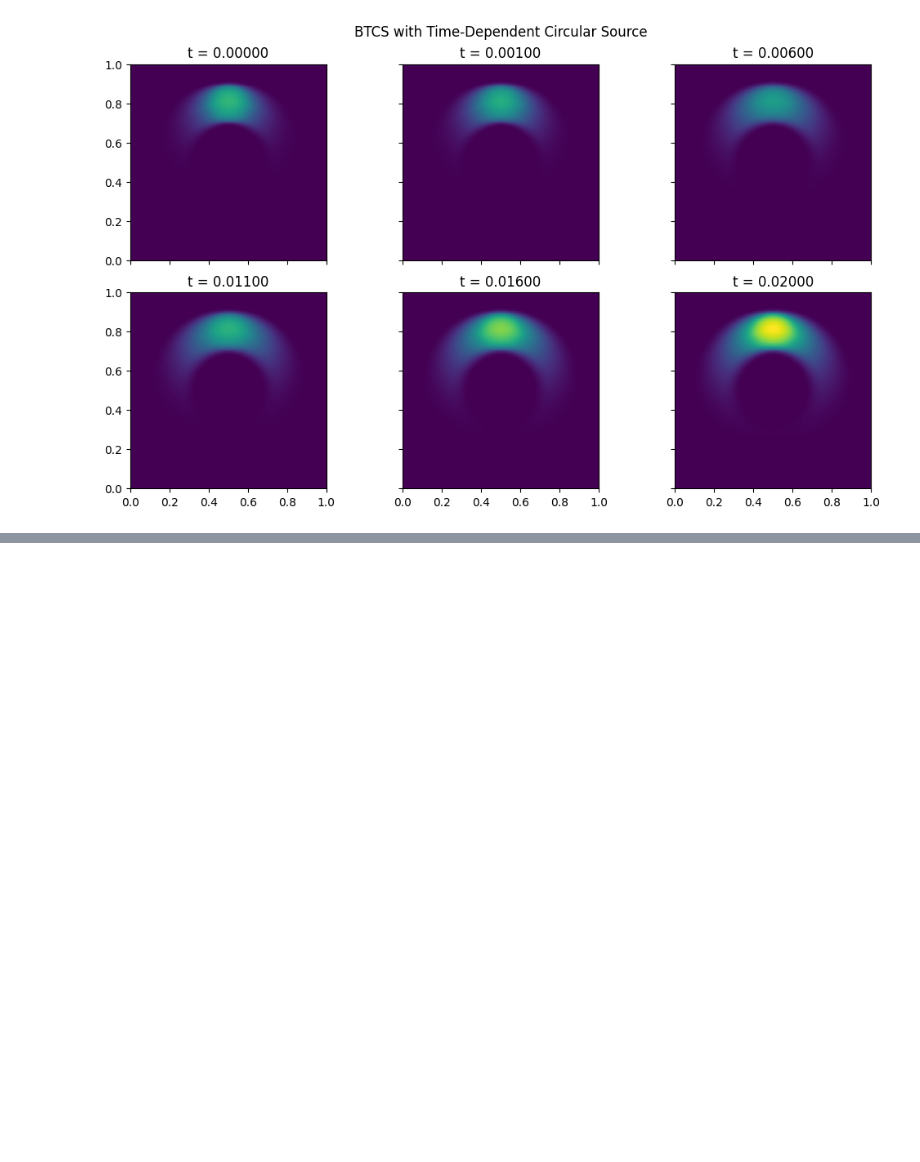
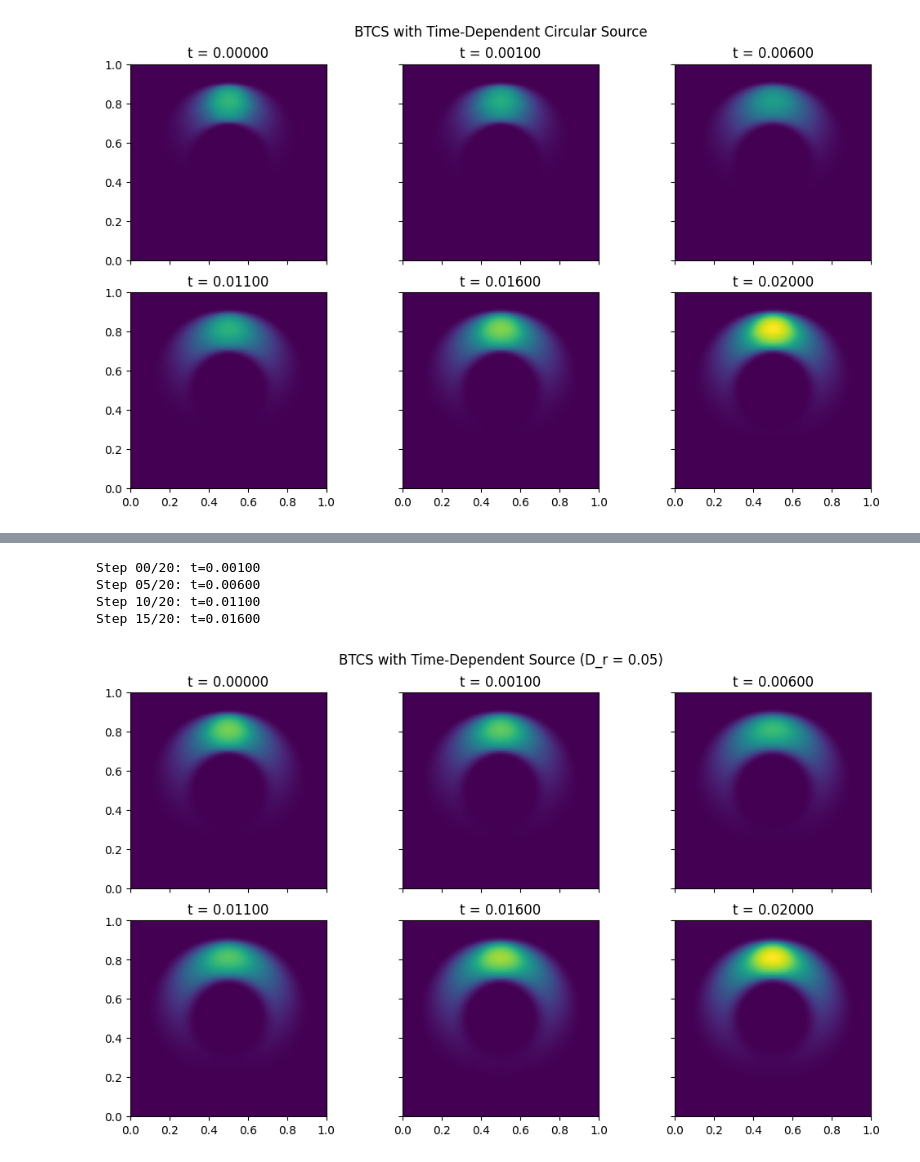
Before and after one commit to ShannonS00/Computational-Astrophysics, a Jupyter notebook: Worksheet_6/Worksheet_6_G22.ipynb, the cells around one changed output, grey strips where cells are left out. Drawn from its saved outputs; the diff is of its cells as text; code cells hidden in the pictures; blank space fills up the shorter version.

```diff
--- a/Worksheet_6/Worksheet_6_G22.ipynb
+++ b/Worksheet_6/Worksheet_6_G22.ipynb
@@ -672,0 +704,4 @@ The arc-shaped diffusion patterns, the localized growth near the source, and the
+# %%
+# Less suppression in the radial direction
+D_r = 0.05      # Increased from 0.001 → 0.05 (or try 0.1)
+D_theta = 1.0   # Keep angular diffusion the same
@@ -672,0 +715,59 @@ The arc-shaped diffusion patterns, the localized growth near the source, and the
+# %%
+# Re-compute diffusion tensor components
+X_rel = X - 0.5
+Y_rel = Y - 0.5
+R = np.sqrt(X_rel ** 2 + Y_rel ** 2)
+R = np.where(R < 1e-10, 1e-10, R)
+Theta = np.arctan2(Y_rel, X_rel)
+
+D_xx = D_r * np.cos(Theta)**2 + D_theta * np.sin(Theta)**2
+D_yy = D_r * np.sin(Theta)**2 + D_theta * np.cos(Theta)**2
+D_xy = (D_r - D_theta) * np.sin(Theta) * np.cos(Theta)
+
+
+# Re-create the BTCS operator with updated diffusion tensor
+B_inv_op = create_operator_with_source(dx, dy, dt, D_xx, D_yy, D_xy, nx, ny)
+
+
+# Rerun time evolution with updated operator
+t = 0.0
+frames = [u.copy()]
+frame_t = [t]
+u_flat = u.reshape(-1)
+
+for step in range(steps):
+    S_t = source_blob(X, Y, t)
+    S_flat = S_t.reshape(-1)
+    u_new_flat = B_inv_op(u_flat + dt * S_flat)
+
+    u_new = u_new_flat.reshape((ny, nx))
+    t += dt
+    u = u_new
+    u_flat = u.reshape(-1)
+
+    if step % plot_interval == 0:
+        frames.append(u.copy())
+        frame_t.append(t)
+        print(f"Step {step:02d}/{steps}: t={t:.5f}")
+
+frames.append(u.copy())
+frame_t.append(t)
+# %% [output]
+Step 00/20: t=0.00100
+Step 05/20: t=0.00600
+Step 10/20: t=0.01100
+Step 15/20: t=0.01600
+# %%
+# Re-run visualization
+n = len(frames) // 2
+fig, ax = plt.subplots(2, n, figsize=(10, 6), sharex=True, sharey=True, layout='constrained')
+plt.suptitle("BTCS with Time-Dependent Source (D_r = 0.05)")
+
+for i in range(len(frames)):
+    a = ax[i // n, i % n]
+    im = a.imshow(frames[i], origin='lower', extent=[0, 1, 0, 1], vmin=0, vmax=np.max(frames[-1]))
+    a.set_title(f"t = {frame_t[i]:.5f}")
+
+plt.show()
+# %% [output]
+[figure, added]
```
Also changed, not shown: parts of 13 cells of this notebook.
